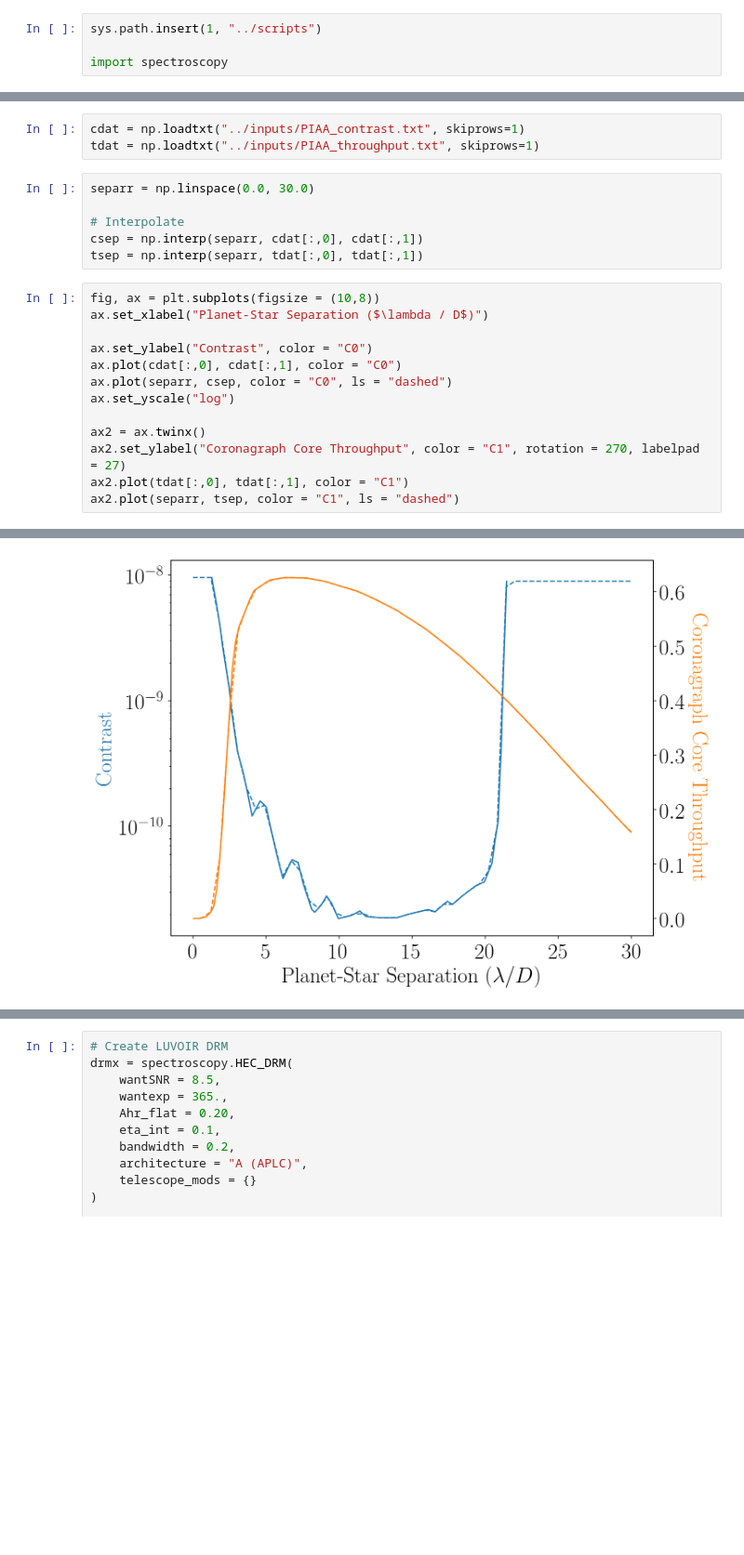
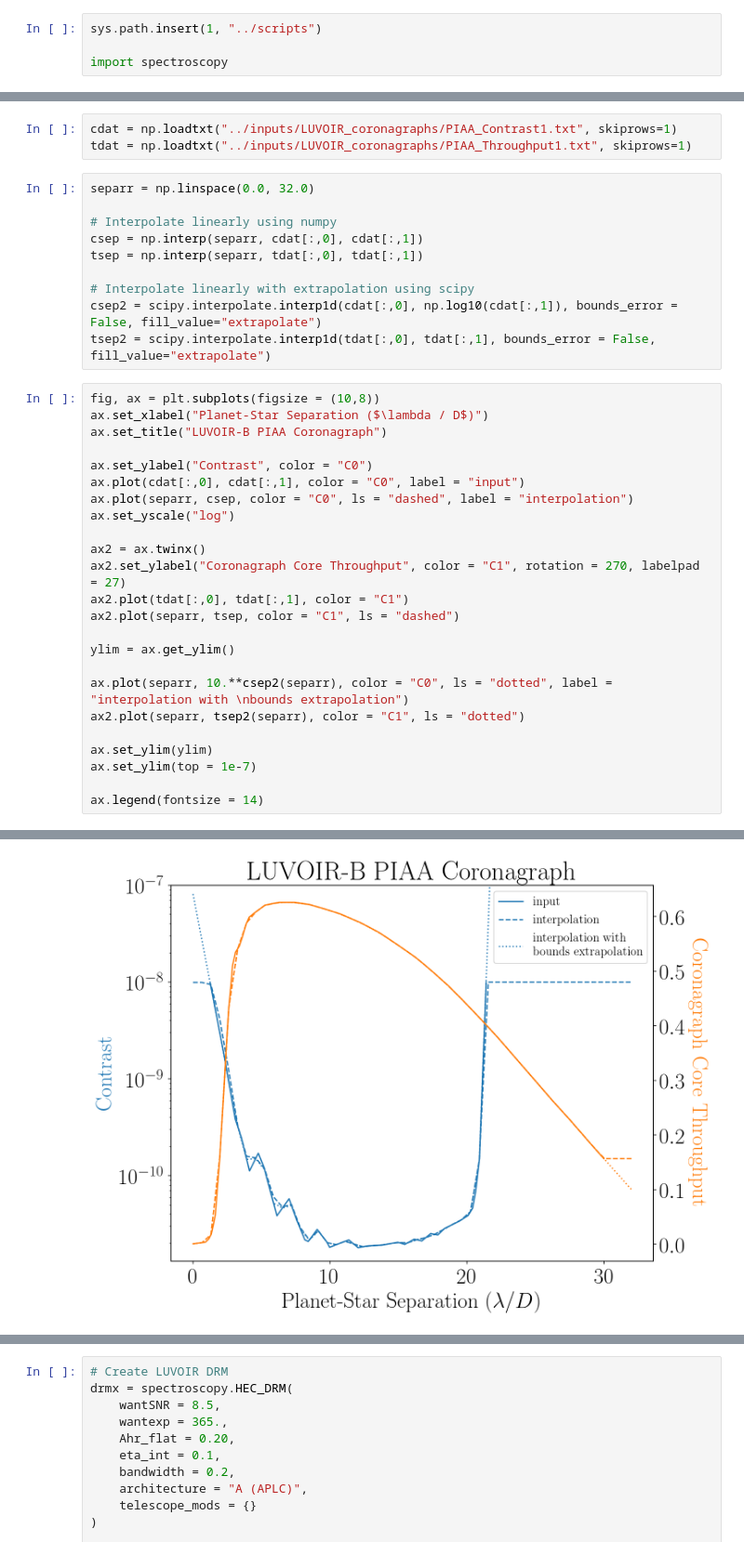
Before and after one commit to jlustigy/luvoir_hec_drm, a Jupyter notebook: notebooks/dev_better_coronagraphs.ipynb, the cells around one changed output, grey strips where cells are left out. Shown at 93% size. Cells and saved outputs as stored; diff of their text form; blank space fills up the shorter version.

Commit message:
major updates for exoEarth DRM results using separation-dependent coronagraphs, plus time-variability modeling

```diff
--- a/notebooks/dev_better_coronagraphs.ipynb
+++ b/notebooks/dev_better_coronagraphs.ipynb
@@ -48,23 +54,38 @@ import spectroscopy
 # %%
-cdat = np.loadtxt("../inputs/PIAA_contrast.txt", skiprows=1)
-tdat = np.loadtxt("../inputs/PIAA_throughput.txt", skiprows=1)
+cdat = np.loadtxt("../inputs/LUVOIR_coronagraphs/PIAA_Contrast1.txt", skiprows=1)
+tdat = np.loadtxt("../inputs/LUVOIR_coronagraphs/PIAA_Throughput1.txt", skiprows=1)
 # %%
-separr = np.linspace(0.0, 30.0)
+separr = np.linspace(0.0, 32.0)
 
-# Interpolate
+# Interpolate linearly using numpy
 csep = np.interp(separr, cdat[:,0], cdat[:,1])
 tsep = np.interp(separr, tdat[:,0], tdat[:,1])
+
+# Interpolate linearly with extrapolation using scipy
+csep2 = scipy.interpolate.interp1d(cdat[:,0], np.log10(cdat[:,1]), bounds_error = False, fill_value="extrapolate")
+tsep2 = scipy.interpolate.interp1d(tdat[:,0], tdat[:,1], bounds_error = False, fill_value="extrapolate")
 # %%
 fig, ax = plt.subplots(figsize = (10,8))
 ax.set_xlabel("Planet-Star Separation ($\lambda / D$)")
+ax.set_title("LUVOIR-B PIAA Coronagraph")
 
 ax.set_ylabel("Contrast", color = "C0")
-ax.plot(cdat[:,0], cdat[:,1], color = "C0")
-ax.plot(separr, csep, color = "C0", ls = "dashed")
+ax.plot(cdat[:,0], cdat[:,1], color = "C0", label = "input")
+ax.plot(separr, csep, color = "C0", ls = "dashed", label = "interpolation")
 ax.set_yscale("log")
 
 ax2 = ax.twinx()
 ax2.set_ylabel("Coronagraph Core Throughput", color = "C1", rotation = 270, labelpad = 27)
 ax2.plot(tdat[:,0], tdat[:,1], color = "C1")
 ax2.plot(separr, tsep, color = "C1", ls = "dashed")
+
+ylim = ax.get_ylim()
+
+ax.plot(separr, 10.**csep2(separr), color = "C0", ls = "dotted", label = "interpolation with \nbounds extrapolation")
+ax2.plot(separr, tsep2(separr), color = "C1", ls = "dotted")
+
+ax.set_ylim(ylim)
+ax.set_ylim(top = 1e-7)
+
+ax.legend(fontsize = 14)
 # %% [output]
@@ -72 +93 @@ ax2.plot(separr, tsep, color = "C1", ls = "dashed")
-[figure, old version]
+[figure, new version]
```
Also changed, not shown: parts of 21 cells of this notebook, 29 other files.
